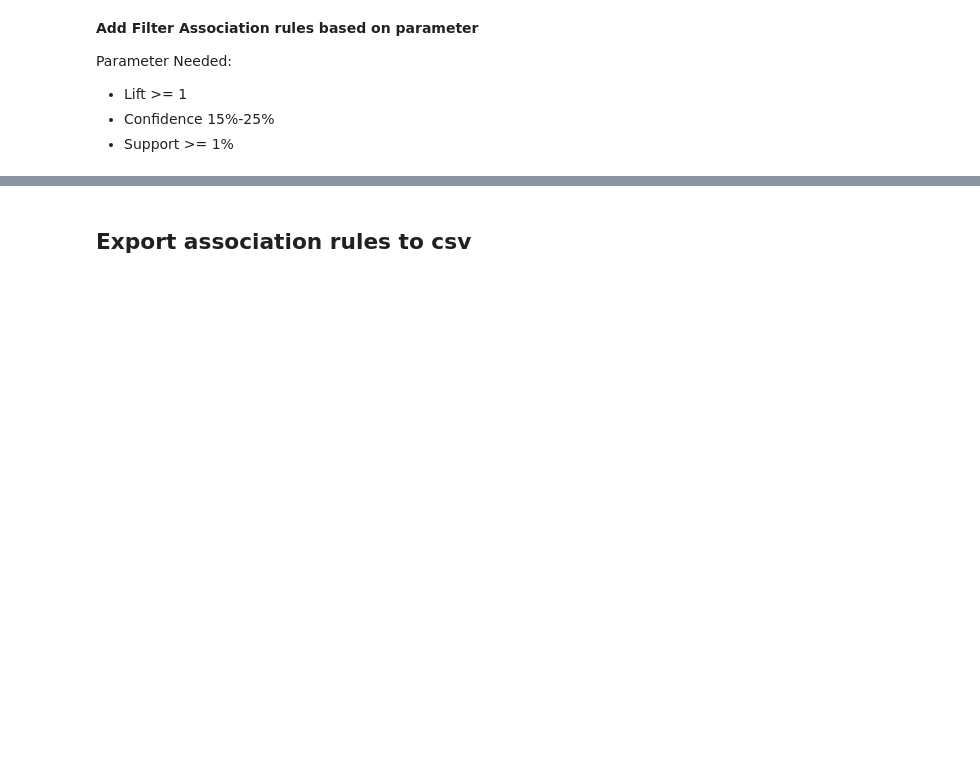
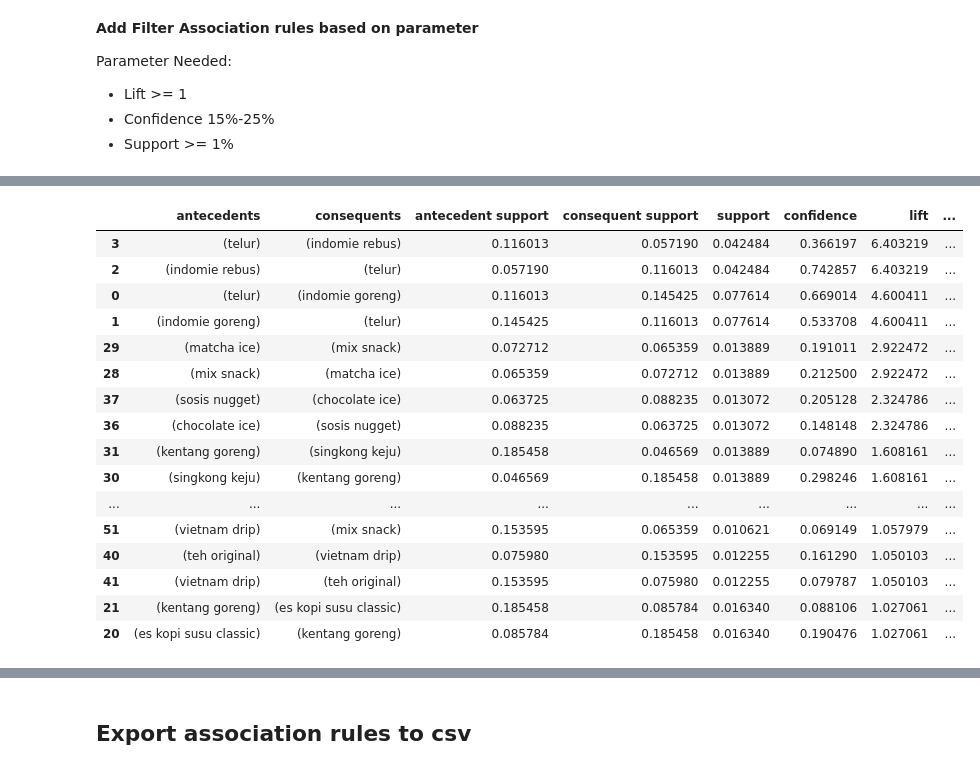
Before and after one commit to dimasaryamurdiyan/apriory-algorithm-in-transactional-data, a Jupyter notebook: apriory_coffee_shop.ipynb, the cells around one changed output, grey strips where cells are left out. Saved outputs shown, nothing was run; the diff lists cells and outputs as text; code cells hidden in the pictures; blank space fills up the shorter version.

```diff
--- a/apriory_coffee_shop.ipynb
+++ b/apriory_coffee_shop.ipynb
@@ -368 +454,12 @@ filtered_rules
 | 18 | (es kopi susu gula aren) | (kentang goreng) | 0.074346 | 0.185458 | 0.018791 | 0.252747 | 1.362831 | ... |
+# %%
+from mlxtend.frequent_patterns import fpgrowth
+
+fp_frequent_itemsets = fpgrowth(basket_filter, min_support=0.01, use_colnames=True)
+
+fp_frequent_itemsets = fp_frequent_itemsets.sort_values(by=['support'], ascending=False)
+
+#add 'length' column
+fp_frequent_itemsets['length'] = fp_frequent_itemsets['itemsets'].apply(lambda x : len(x))
+
+print(fp_frequent_itemsets)
@@ -368,0 +481,24 @@ filtered_rules
+# %%
+ from mlxtend.frequent_patterns import association_rules
+
+ fp_association_rules = association_rules(fp_frequent_itemsets, metric="lift", min_threshold=1).sort_values(by=['lift'], ascending=False)
+
+ display(fp_association_rules)
+# %% [output]
+|  | antecedents | consequents | antecedent support | consequent support | support | confidence | lift | ... |
+| 3 | (telur) | (indomie rebus) | 0.116013 | 0.057190 | 0.042484 | 0.366197 | 6.403219 | ... |
+| 2 | (indomie rebus) | (telur) | 0.057190 | 0.116013 | 0.042484 | 0.742857 | 6.403219 | ... |
+| 0 | (telur) | (indomie goreng) | 0.116013 | 0.145425 | 0.077614 | 0.669014 | 4.600411 | ... |
+| 1 | (indomie goreng) | (telur) | 0.145425 | 0.116013 | 0.077614 | 0.533708 | 4.600411 | ... |
+| 29 | (matcha ice) | (mix snack) | 0.072712 | 0.065359 | 0.013889 | 0.191011 | 2.922472 | ... |
+| 28 | (mix snack) | (matcha ice) | 0.065359 | 0.072712 | 0.013889 | 0.212500 | 2.922472 | ... |
+| 37 | (sosis nugget) | (chocolate ice) | 0.063725 | 0.088235 | 0.013072 | 0.205128 | 2.324786 | ... |
+| 36 | (chocolate ice) | (sosis nugget) | 0.088235 | 0.063725 | 0.013072 | 0.148148 | 2.324786 | ... |
+| 31 | (kentang goreng) | (singkong keju) | 0.185458 | 0.046569 | 0.013889 | 0.074890 | 1.608161 | ... |
+| 30 | (singkong keju) | (kentang goreng) | 0.046569 | 0.185458 | 0.013889 | 0.298246 | 1.608161 | ... |
+| ... | ... | ... | ... | ... | ... | ... | ... | ... |
+| 51 | (vietnam drip) | (mix snack) | 0.153595 | 0.065359 | 0.010621 | 0.069149 | 1.057979 | ... |
+| 40 | (teh original) | (vietnam drip) | 0.075980 | 0.153595 | 0.012255 | 0.161290 | 1.050103 | ... |
+| 41 | (vietnam drip) | (teh original) | 0.153595 | 0.075980 | 0.012255 | 0.079787 | 1.050103 | ... |
+| 21 | (kentang goreng) | (es kopi susu classic) | 0.185458 | 0.085784 | 0.016340 | 0.088106 | 1.027061 | ... |
+| 20 | (es kopi susu classic) | (kentang goreng) | 0.085784 | 0.185458 | 0.016340 | 0.190476 | 1.027061 | ... |
```
Also changed, not shown: parts of 13 cells of this notebook.
